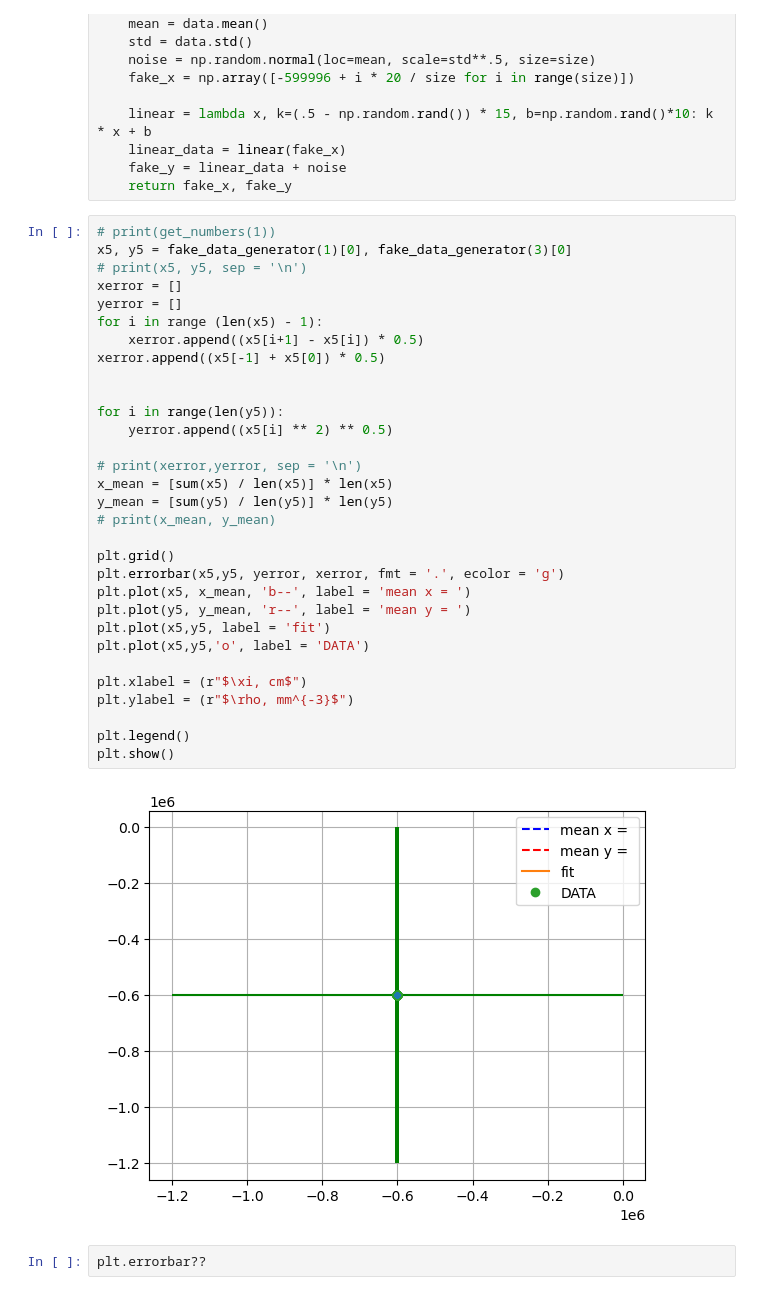
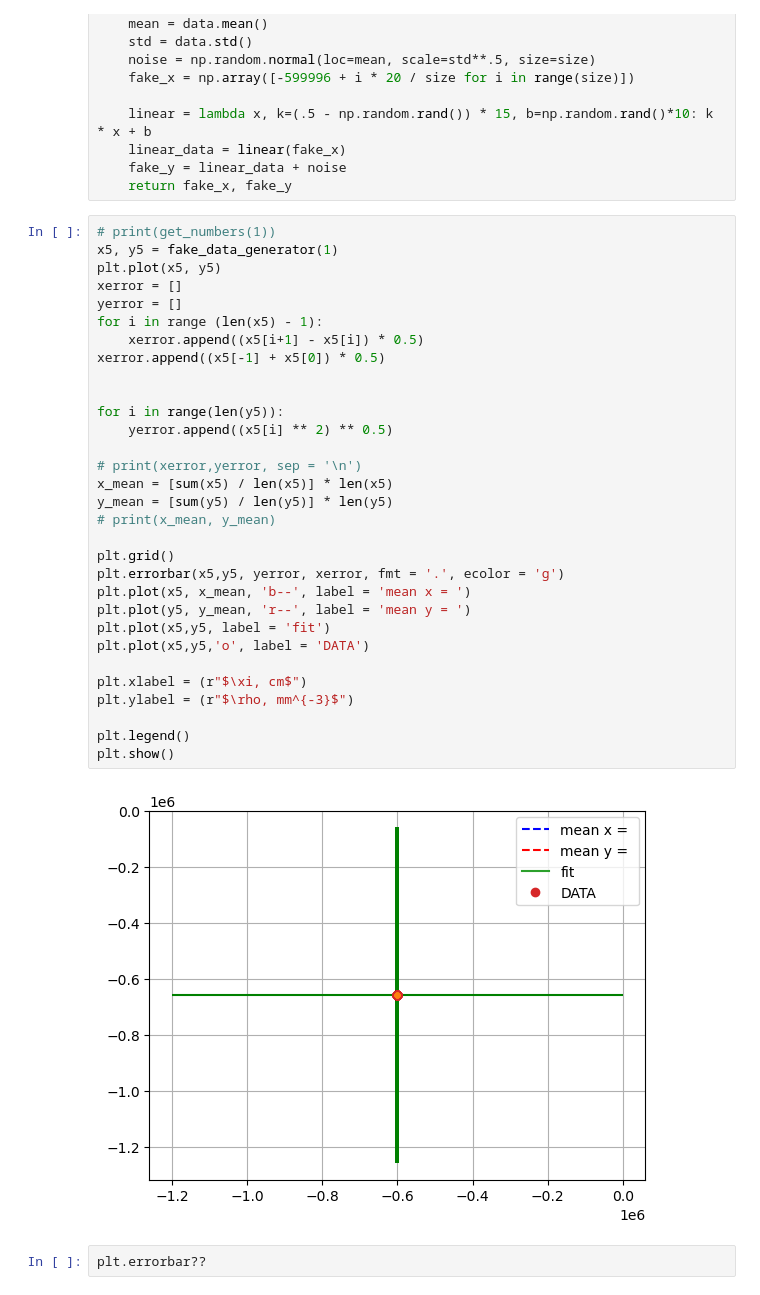
Before and after one commit to skyreaper925/Contest_1, a Jupyter notebook: classwork04/lpr2022_lab4.ipynb, the cells around one changed output. Cells and saved outputs as stored; diff of their text form.

```diff
--- a/classwork04/lpr2022_lab4.ipynb
+++ b/classwork04/lpr2022_lab4.ipynb
@@ -642,36 +642,36 @@ def fake_data_generator(seed, vmin=0, vmax=10, size=100):
     return fake_x, fake_y
 # %%
 # print(get_numbers(1))
-x5, y5 = fake_data_generator(1)[0], fake_data_generator(3)[0]
-# print(x5, y5, sep = '\n')
+x5, y5 = fake_data_generator(1)
+plt.plot(x5, y5)
 xerror = []
 yerror = []
 for i in range (len(x5) - 1):
     xerror.append((x5[i+1] - x5[i]) * 0.5)
 xerror.append((x5[-1] + x5[0]) * 0.5)
 
 
 for i in range(len(y5)):
     yerror.append((x5[i] ** 2) ** 0.5)
 
 # print(xerror,yerror, sep = '\n')
 x_mean = [sum(x5) / len(x5)] * len(x5)
 y_mean = [sum(y5) / len(y5)] * len(y5)
 # print(x_mean, y_mean)
 
 plt.grid()
 plt.errorbar(x5,y5, yerror, xerror, fmt = '.', ecolor = 'g')
 plt.plot(x5, x_mean, 'b--', label = 'mean x = ')
 plt.plot(y5, y_mean, 'r--', label = 'mean y = ')
 plt.plot(x5,y5, label = 'fit')
 plt.plot(x5,y5,'o', label = 'DATA')
 
 plt.xlabel = (r"$\xi, cm$")
 plt.ylabel = (r"$\rho, mm^{-3}$")
 
 plt.legend()
 plt.show()
 # %% [output]
-[figure, old version]
+[figure, new version]
 # %%
 plt.errorbar??
```
Also changed, not shown: 10 other files.
